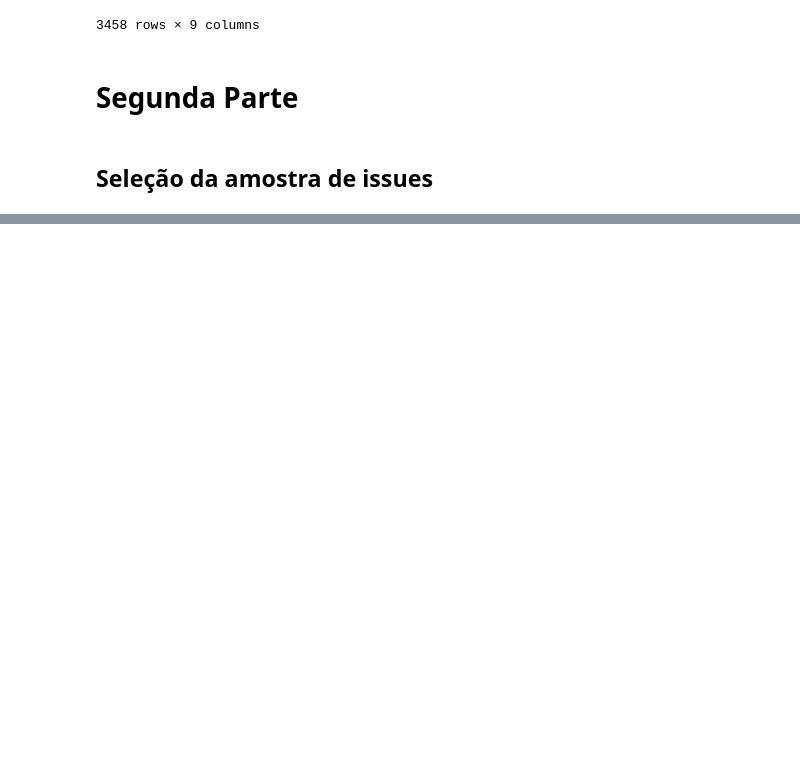
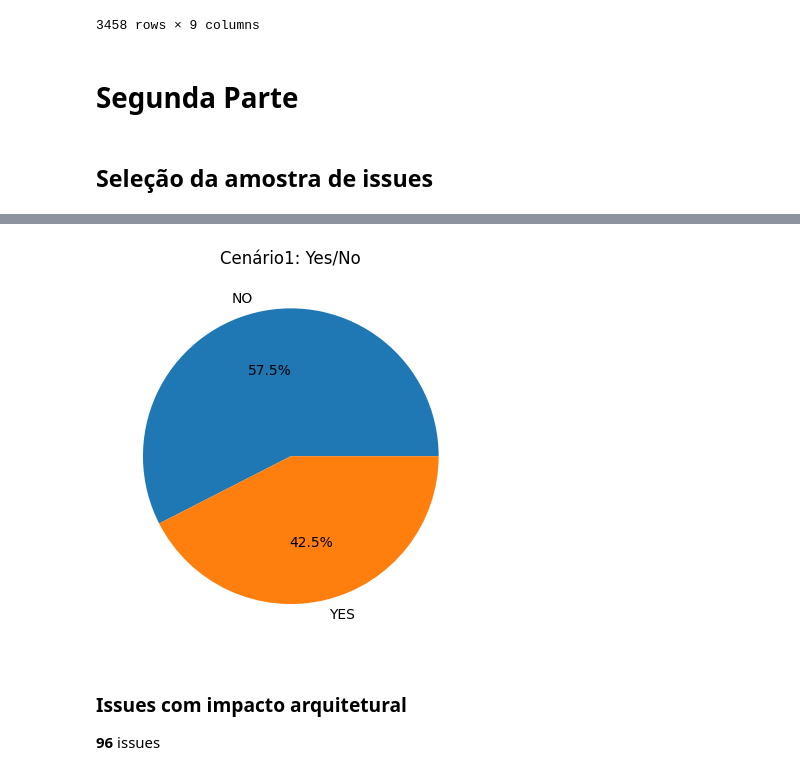
Before and after one commit to armandossrecife/my_validation2, a Jupyter notebook: analise_issues_cassandra.ipynb, the cells around one changed output, grey strips where cells are left out. Drawn from its saved outputs; the diff is of its cells as text; code cells hidden in the pictures; blank space fills up the shorter version.

```diff
--- a/analise_issues_cassandra.ipynb
+++ b/analise_issues_cassandra.ipynb
@@ -484,0 +656,10 @@ Em andamento...
+# %%
+lista_resultado_inspecao_temp = !ls merge_i1_i2 -l
+del lista_resultado_inspecao_temp[0]
+lista_resultado_inspecao = []
+for arquivo in lista_resultado_inspecao_temp:
+  arquivo = arquivo.split(' ')
+  arquivo = arquivo[-1]
+  arquivo = arquivo.split('.')
+  arquivo = arquivo[0]
+  lista_resultado_inspecao.append(arquivo)
@@ -484,0 +670,3 @@ Em andamento...
+# %%
+filtered_df_issues_inspected = df_issues_commits_classes_criticas[df_issues_commits_classes_criticas['issue_key'].isin(lista_resultado_inspecao)]
+filtered_df_issues_inspected
@@ -484,0 +697,4 @@ Em andamento...
+# %%
+df_issues_commits_classes_criticas_inspected_temp = pd.read_excel('issues_inspected_c1.xlsx')
+df_issues_commits_classes_criticas_inspected = pd.merge(filtered_df_issues_inspected, df_issues_commits_classes_criticas_inspected_temp, how='inner')
+df_issues_commits_classes_criticas_inspected
@@ -484,0 +715,8 @@ Em andamento...
+# %%
+show_pie(my_df=df_issues_commits_classes_criticas_inspected, my_field='architectural_impact', my_title='Cenário1: Yes/No')
+# %% [output]
+[figure, added]
+# %% [markdown]
+### Issues com impacto arquitetural
+
+**96** issues
```
Also changed, not shown: parts of 38 cells of this notebook.
